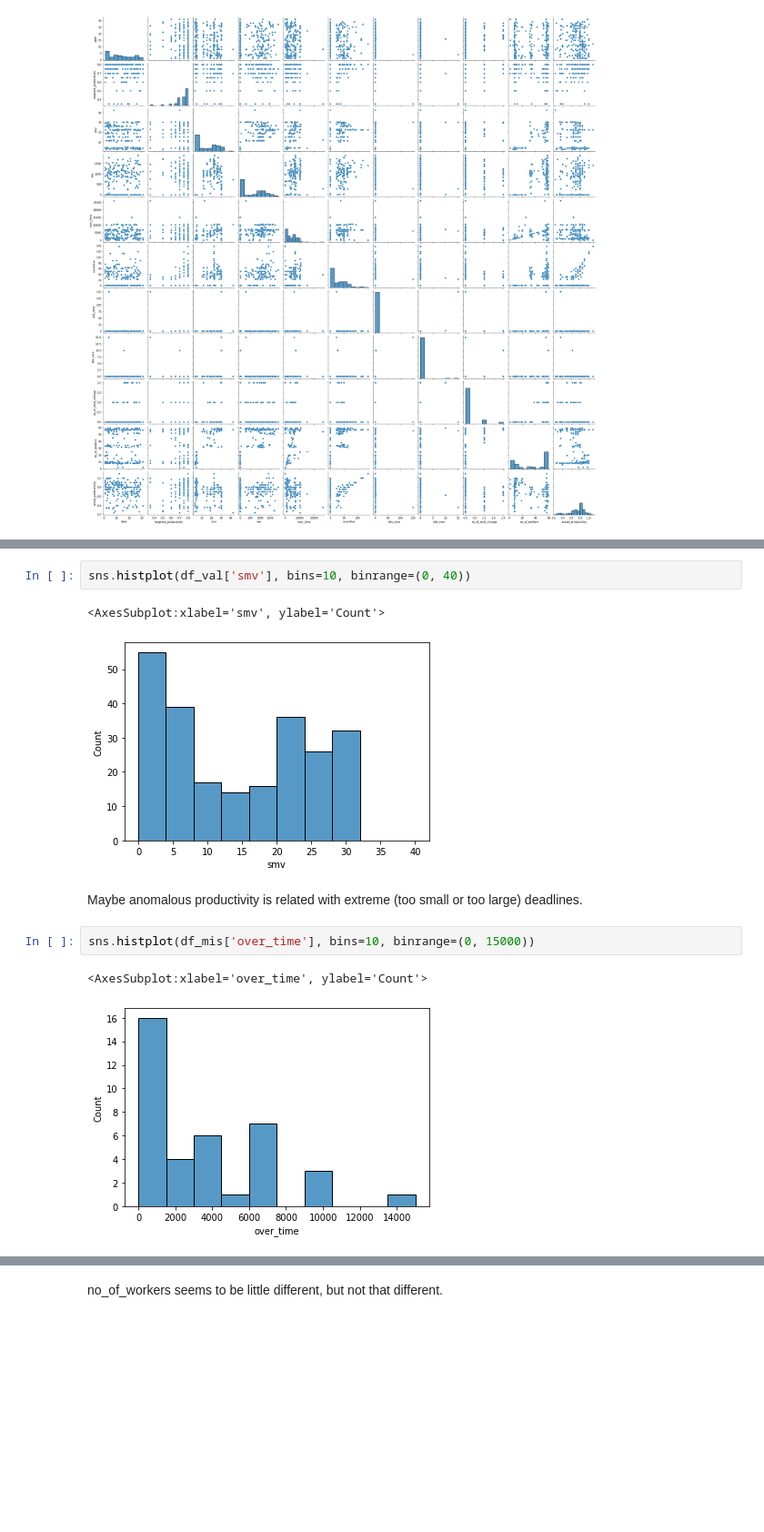
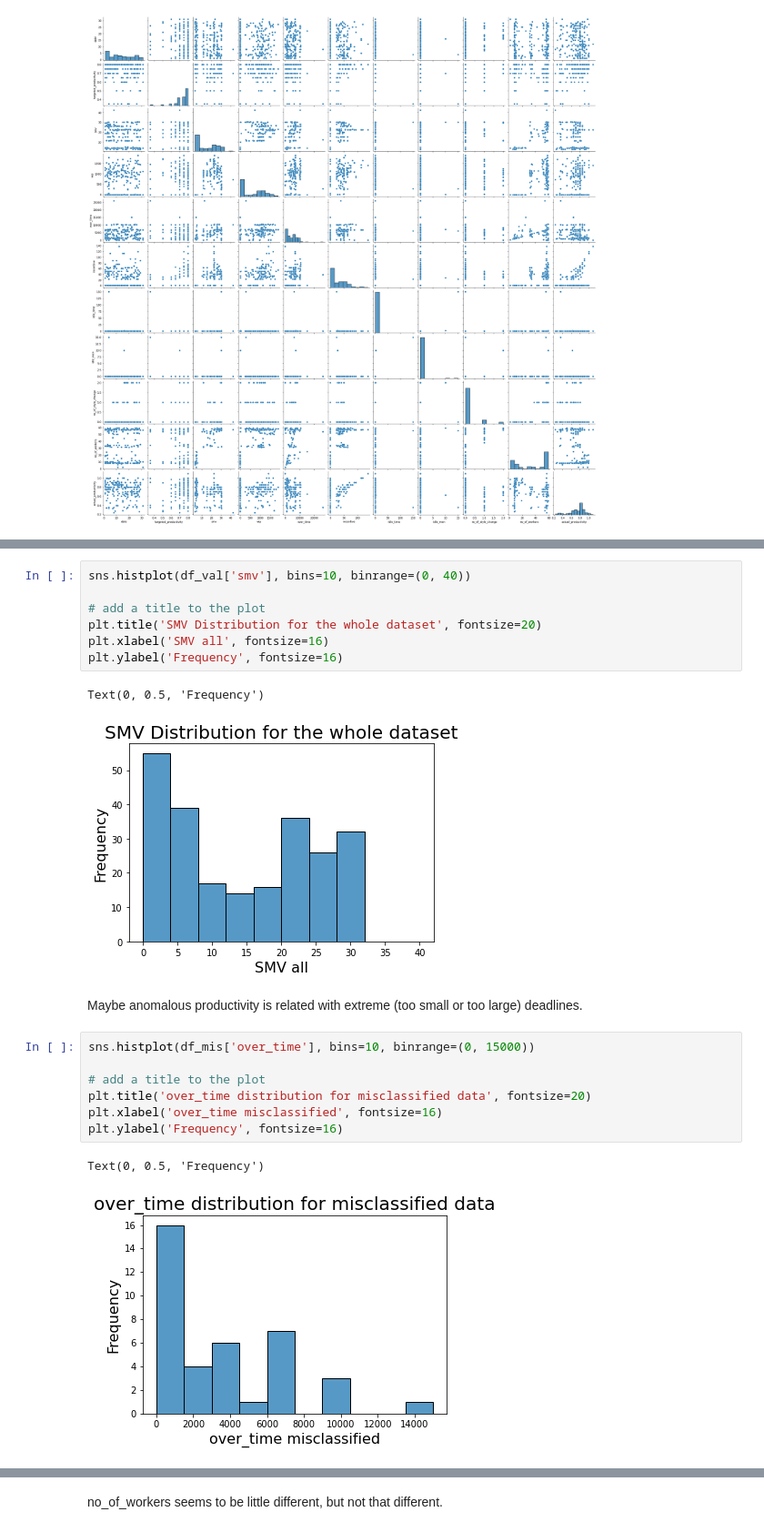
Before and after one commit to GitFazz/Fuse-Project-1, a Jupyter notebook: fuse-project-1.ipynb, the cells around one changed output, grey strips where cells are left out. Shown at 91% size. Saved outputs shown, nothing was run; the diff lists cells and outputs as text; blank space fills up the shorter version.

Commit message:
added label and title to the graphs

```diff
--- a/fuse-project-1.ipynb
+++ b/fuse-project-1.ipynb
@@ -590,14 +596,24 @@ sns.histplot(df_mis['smv'], bins=10, binrange=(0, 40))
 # %%
 sns.histplot(df_val['smv'], bins=10, binrange=(0, 40))
+
+# add a title to the plot
+plt.title('SMV Distribution for the whole dataset', fontsize=20)
+plt.xlabel('SMV all', fontsize=16)
+plt.ylabel('Frequency', fontsize=16)
 # %% [output]
-<AxesSubplot:xlabel='smv', ylabel='Count'>
+Text(0, 0.5, 'Frequency')
-[figure, old version]
+[figure, new version]
 # %% [markdown]
 Maybe anomalous productivity is related with extreme (too small or too large) deadlines.
 # %%
 sns.histplot(df_mis['over_time'], bins=10, binrange=(0, 15000))
+
+# add a title to the plot
+plt.title('over_time distribution for misclassified data', fontsize=20)
+plt.xlabel('over_time misclassified', fontsize=16)
+plt.ylabel('Frequency', fontsize=16)
 # %% [output]
-<AxesSubplot:xlabel='over_time', ylabel='Count'>
+Text(0, 0.5, 'Frequency')
-[figure, old version]
+[figure, new version]
 # %%
 sns.histplot(df_val['over_time'], bins=10, binrange=(0, 15000))
```
Also changed, not shown: parts of 5 cells of this notebook.
